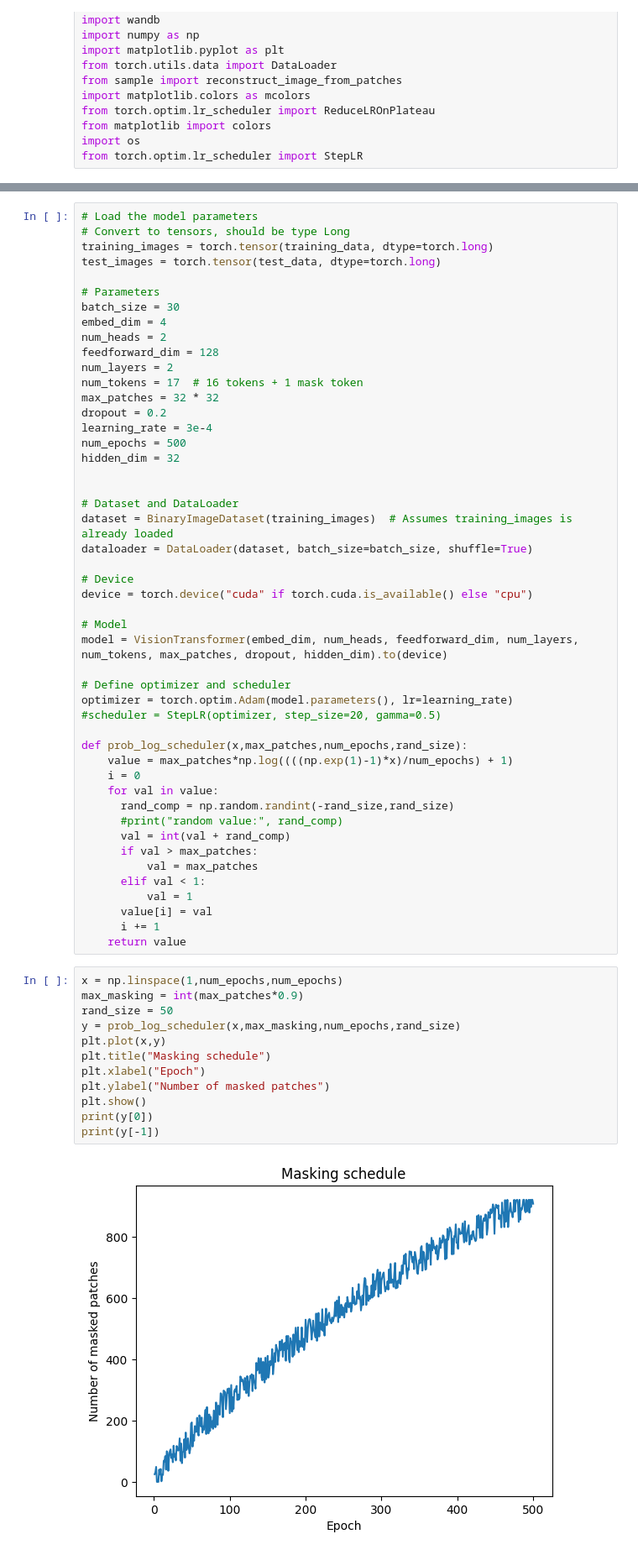
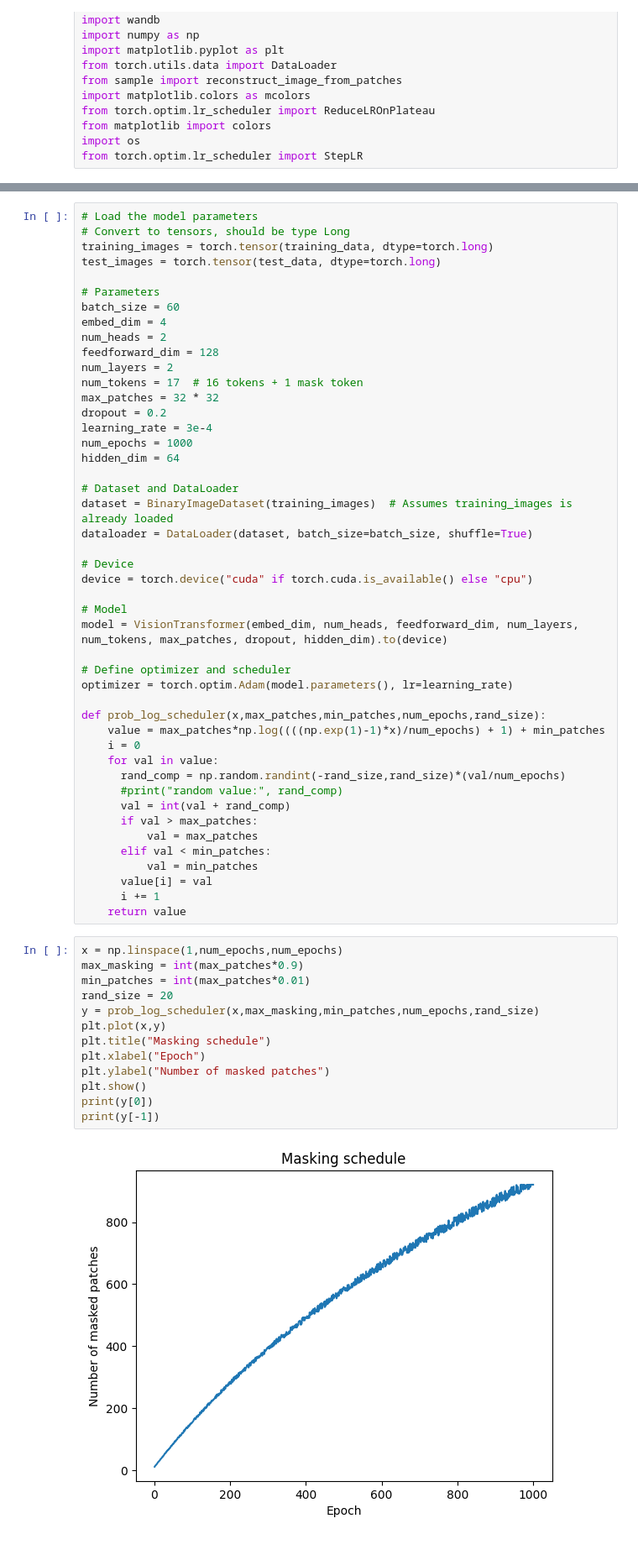
Before and after one commit to OscarOvanger/GeoDecepticon, a Jupyter notebook: training_notebook.ipynb, the cells around one changed output, grey strips where cells are left out. Shown: that part at 84% size. Saved outputs shown, nothing was run; the diff lists cells and outputs as text.

```diff
--- a/training_notebook.ipynb
+++ b/training_notebook.ipynb
@@ -125,7 +125,7 @@ training_images = torch.tensor(training_data, dtype=torch.long)
 test_images = torch.tensor(test_data, dtype=torch.long)
 
 # Parameters
-batch_size = 30
+batch_size = 60
 embed_dim = 4
 num_heads = 2
 feedforward_dim = 128
@@ -134,9 +134,8 @@ num_tokens = 17  # 16 tokens + 1 mask token
 max_patches = 32 * 32
 dropout = 0.2
 learning_rate = 3e-4
-num_epochs = 500
-hidden_dim = 32
-
+num_epochs = 1000
+hidden_dim = 64
 
 # Dataset and DataLoader
 dataset = BinaryImageDataset(training_images)  # Assumes training_images is already loaded
@@ -150,33 +149,33 @@ model = VisionTransformer(embed_dim, num_heads, feedforward_dim, num_layers, num
 
 # Define optimizer and scheduler
 optimizer = torch.optim.Adam(model.parameters(), lr=learning_rate)
-#scheduler = StepLR(optimizer, step_size=20, gamma=0.5)
 
-def prob_log_scheduler(x,max_patches,num_epochs,rand_size):
-    value = max_patches*np.log((((np.exp(1)-1)*x)/num_epochs) + 1)
+def prob_log_scheduler(x,max_patches,min_patches,num_epochs,rand_size):
+    value = max_patches*np.log((((np.exp(1)-1)*x)/num_epochs) + 1) + min_patches
     i = 0
     for val in value:
-      rand_comp = np.random.randint(-rand_size,rand_size)
+      rand_comp = np.random.randint(-rand_size,rand_size)*(val/num_epochs)
       #print("random value:", rand_comp)
       val = int(val + rand_comp)
       if val > max_patches:
           val = max_patches
-      elif val < 1:
-          val = 1
+      elif val < min_patches:
+          val = min_patches
       value[i] = val
       i += 1
     return value
 # %%
 x = np.linspace(1,num_epochs,num_epochs)
 max_masking = int(max_patches*0.9)
-rand_size = 50
-y = prob_log_scheduler(x,max_masking,num_epochs,rand_size)
+min_patches = int(max_patches*0.01)
+rand_size = 20
+y = prob_log_scheduler(x,max_masking,min_patches,num_epochs,rand_size)
 plt.plot(x,y)
 plt.title("Masking schedule")
 plt.xlabel("Epoch")
 plt.ylabel("Number of masked patches")
 plt.show()
 print(y[0])
 print(y[-1])
 # %% [output]
-[figure, old version]
+[figure, new version]
```
Also changed, not shown: parts of 3 cells of this notebook.
